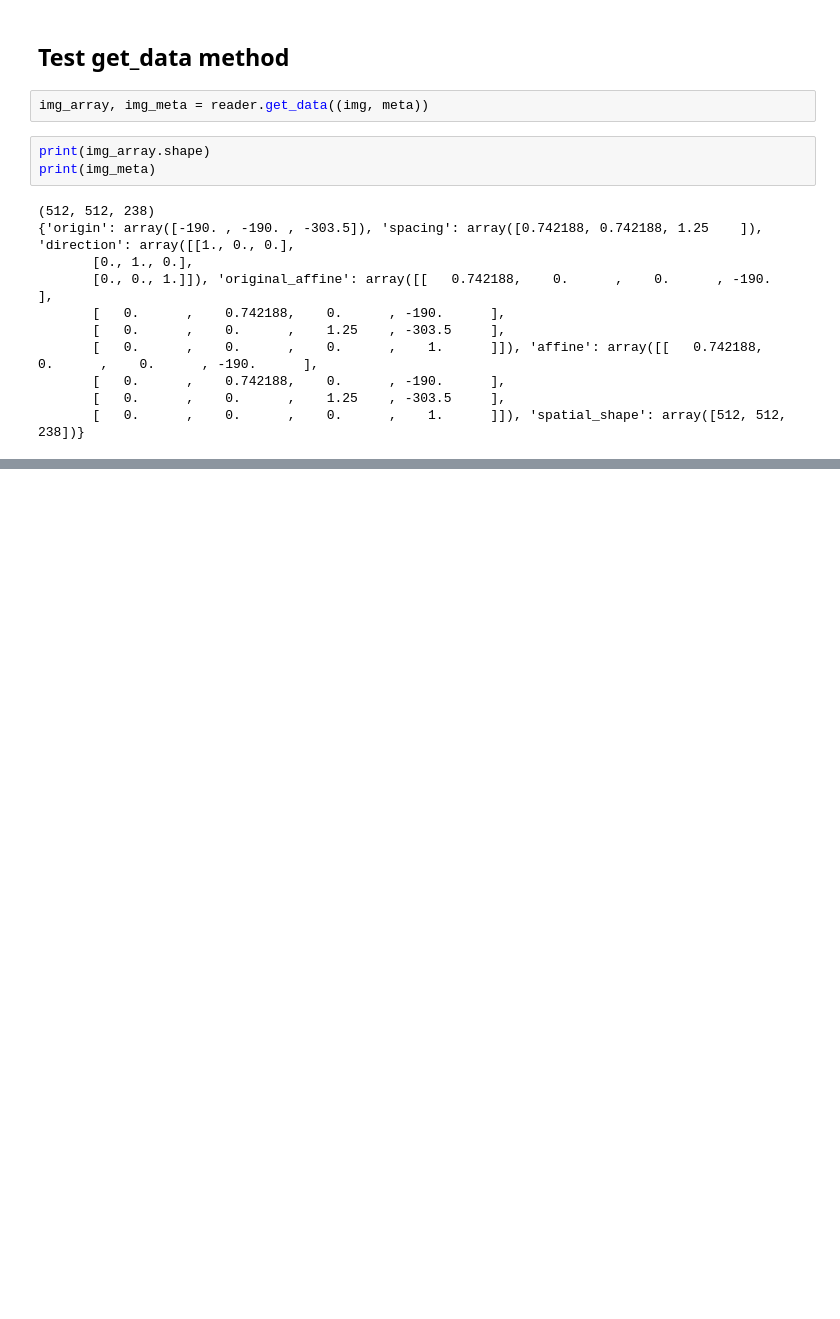
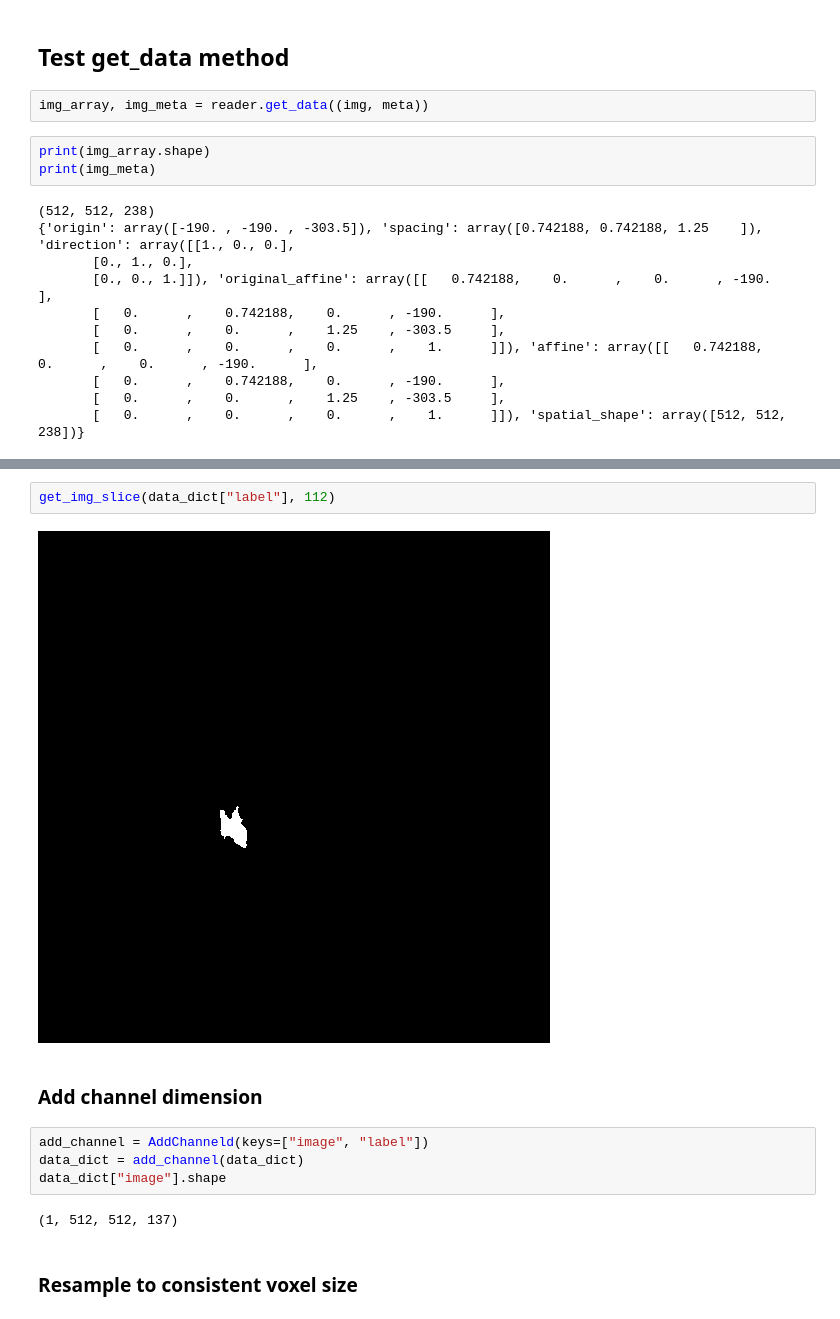
Before and after one commit to felixpeters/lung-cancer-detection, a Jupyter notebook: nbs/08_Image_Reader.ipynb, the cells around one changed output, grey strips where cells are left out. Drawn from its saved outputs; the diff is of its cells as text; blank space fills up the shorter version.

```diff
--- a/nbs/08_Image_Reader.ipynb
+++ b/nbs/08_Image_Reader.ipynb
@@ -132,0 +183,14 @@ print(img_meta)
+# %%
+get_img_slice(data_dict["label"], 112)
+# %% [output]
+[figure, added]
+# %% [markdown]
+### Add channel dimension
+# %%
+add_channel = AddChanneld(keys=["image", "label"])
+data_dict = add_channel(data_dict)
+data_dict["image"].shape
+# %% [output]
+(1, 512, 512, 137)
+# %% [markdown]
+### Resample to consistent voxel size
```
Also changed, not shown: parts of 20 cells of this notebook.
